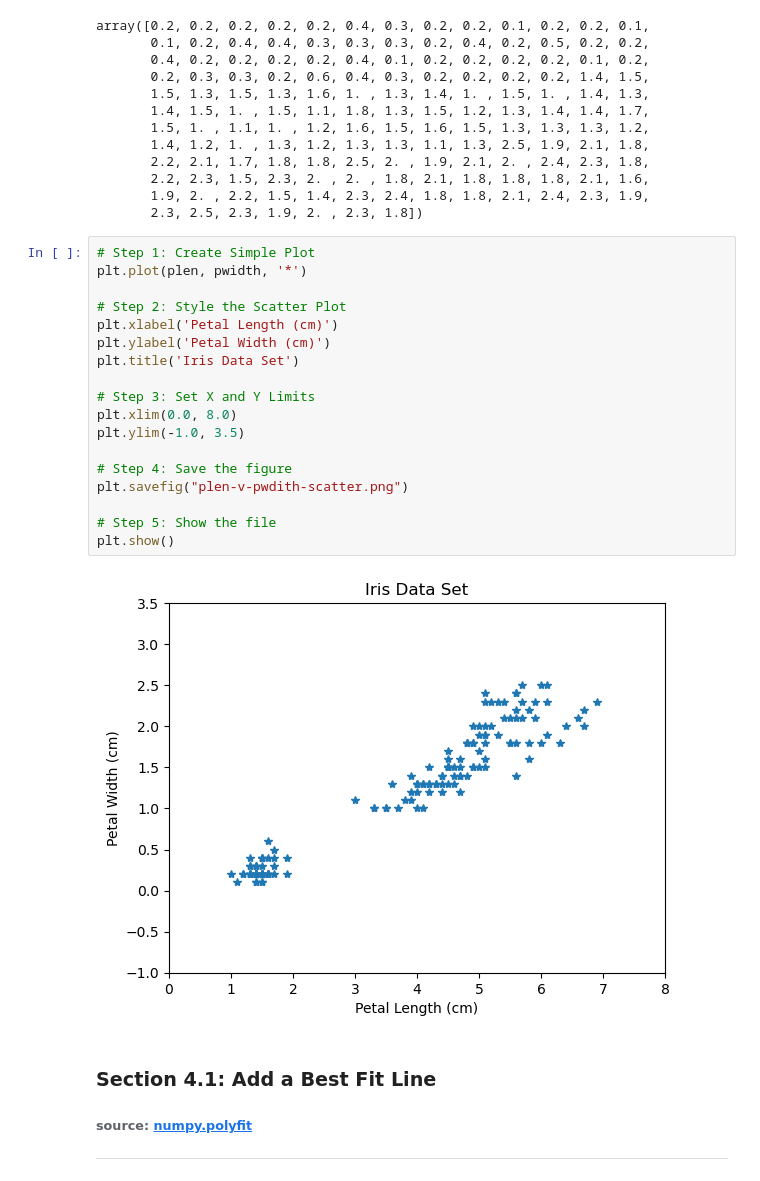
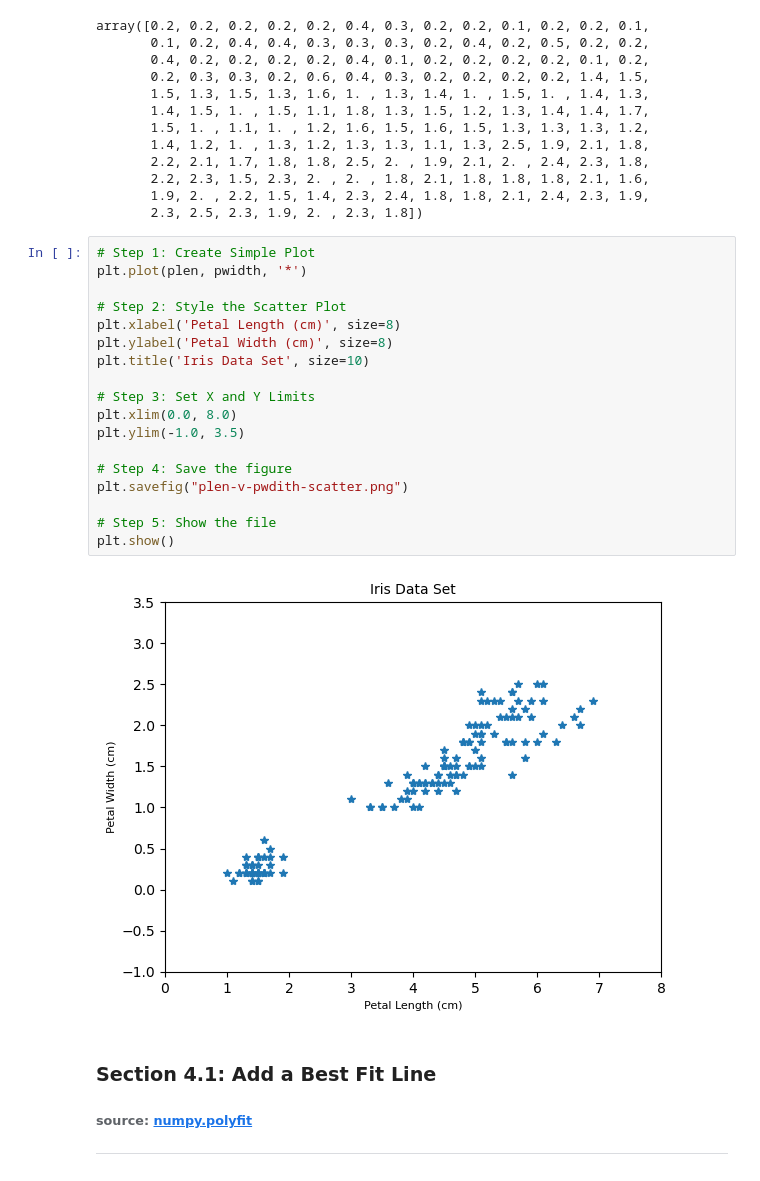
Before and after one commit to galto4/pands-project, a Jupyter notebook: iris.ipynb, the cells around one changed output. Drawn from its saved outputs; the diff is of its cells as text.

```diff
--- a/iris.ipynb
+++ b/iris.ipynb
@@ -321,23 +351,23 @@ array([0.2, 0.2, 0.2, 0.2, 0.2, 0.4, 0.3, 0.2, 0.2, 0.1, 0.2, 0.2, 0.1,
 # %%
 # Step 1: Create Simple Plot
 plt.plot(plen, pwidth, '*')
 
 # Step 2: Style the Scatter Plot
-plt.xlabel('Petal Length (cm)')
-plt.ylabel('Petal Width (cm)')
-plt.title('Iris Data Set')
+plt.xlabel('Petal Length (cm)', size=8)
+plt.ylabel('Petal Width (cm)', size=8)
+plt.title('Iris Data Set', size=10)
 
 # Step 3: Set X and Y Limits
 plt.xlim(0.0, 8.0)
 plt.ylim(-1.0, 3.5)
 
 # Step 4: Save the figure
 plt.savefig("plen-v-pwdith-scatter.png")
 
 # Step 5: Show the file
 plt.show()
 # %% [output]
-[figure, old version]
+[figure, new version]
 # %% [markdown]
 ### Section 4.1: Add a Best Fit Line
 
```
Also changed, not shown: parts of 9 cells of this notebook, 1 other file.
